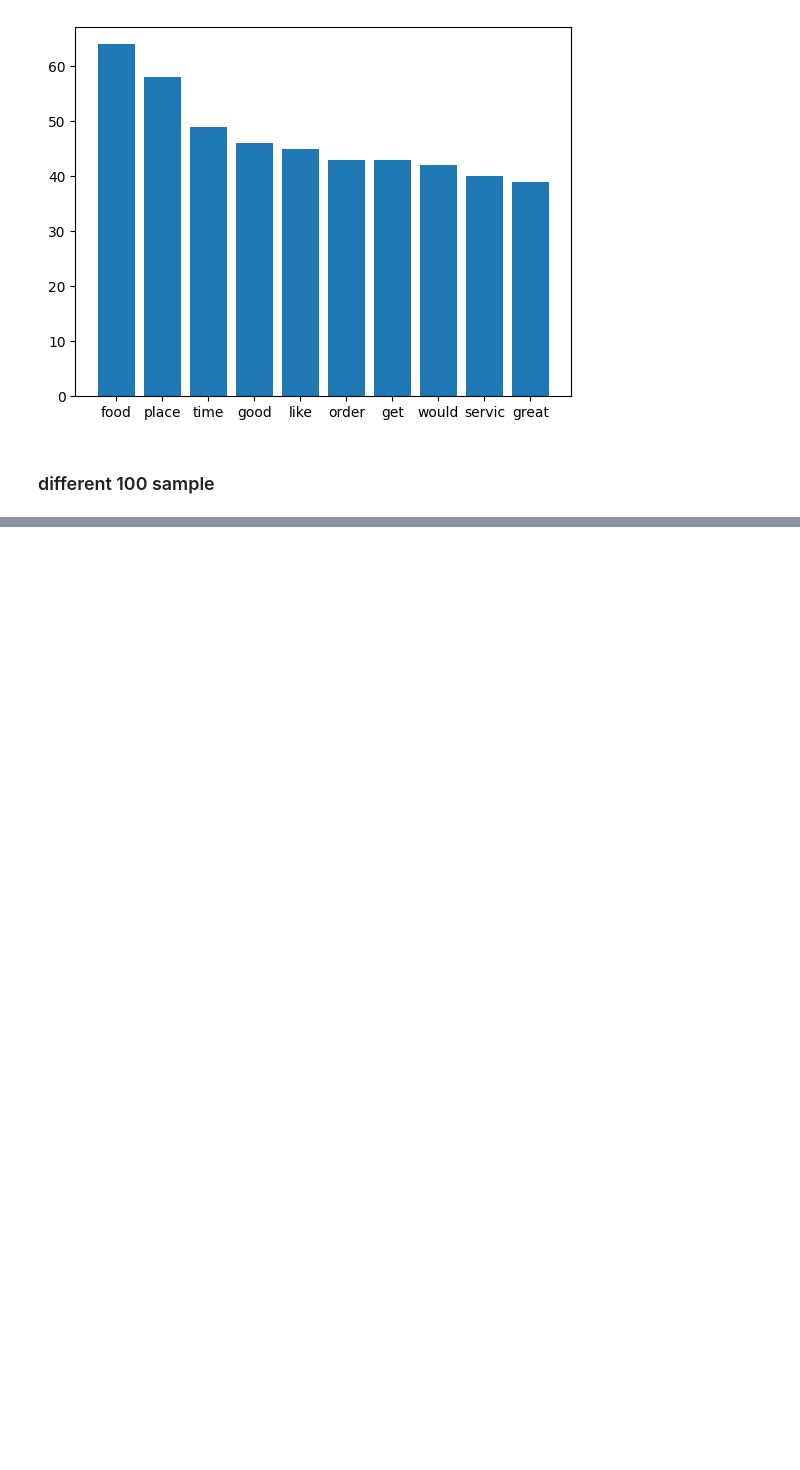
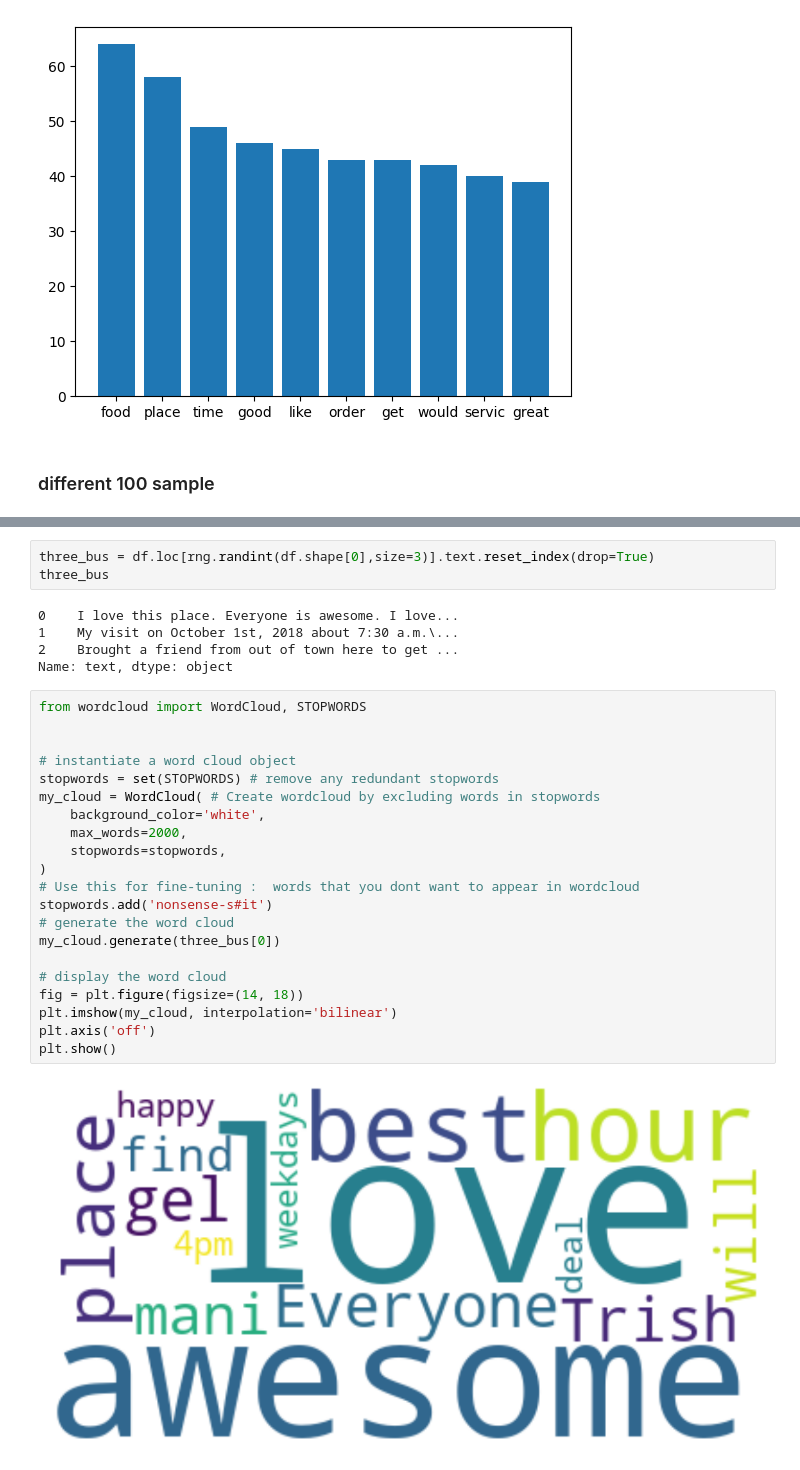
Before and after one commit to Tony363/CIS5590, a Jupyter notebook: ass1.ipynb, the cells around one changed output, grey strips where cells are left out. Drawn from its saved outputs; the diff is of its cells as text; blank space fills up the shorter version.

```diff
--- a/ass1.ipynb
+++ b/ass1.ipynb
@@ -245,0 +610,31 @@ Name: count, dtype: int64
+# %%
+three_bus = df.loc[rng.randint(df.shape[0],size=3)].text.reset_index(drop=True)
+three_bus
+# %% [output]
+0    I love this place. Everyone is awesome. I love...
+1    My visit on October 1st, 2018 about 7:30 a.m.\...
+2    Brought a friend from out of town here to get ...
+Name: text, dtype: object
+# %%
+from wordcloud import WordCloud, STOPWORDS
+
+
+# instantiate a word cloud object
+stopwords = set(STOPWORDS) # remove any redundant stopwords
+my_cloud = WordCloud( # Create wordcloud by excluding words in stopwords
+    background_color='white',
+    max_words=2000,
+    stopwords=stopwords,
+)
+# Use this for fine-tuning :  words that you dont want to appear in wordcloud
+stopwords.add('nonsense-s#it')
+# generate the word cloud
+my_cloud.generate(three_bus[0])
+
+# display the word cloud
+fig = plt.figure(figsize=(14, 18))
+plt.imshow(my_cloud, interpolation='bilinear')
+plt.axis('off')
+plt.show()
+# %% [output]
+[figure, added]
```
Also changed, not shown: parts of 36 cells of this notebook.
